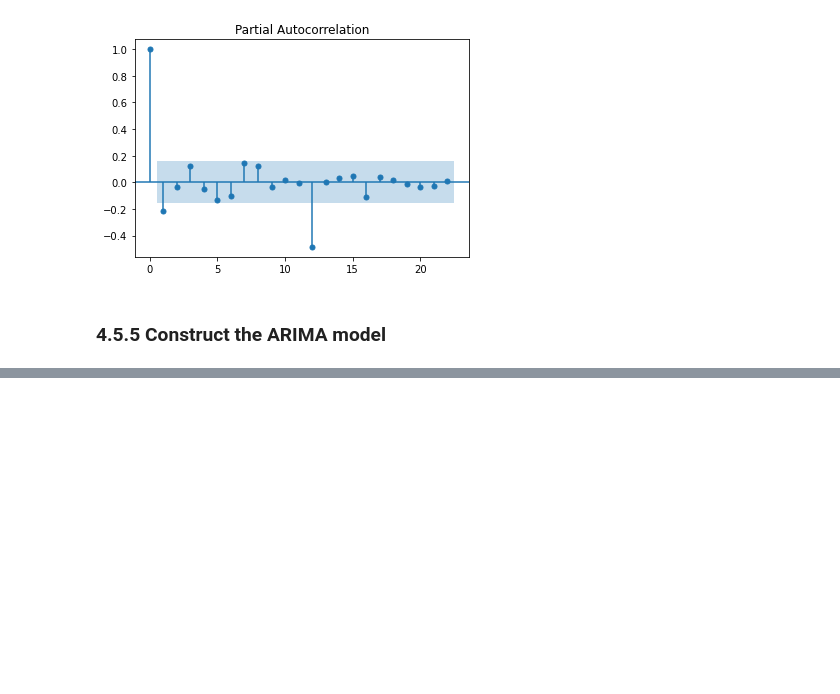
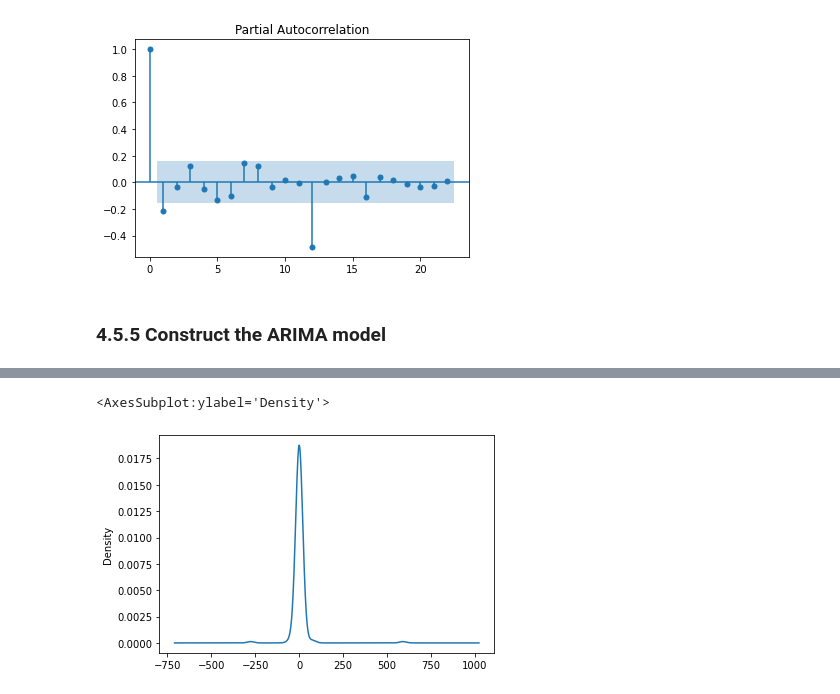
Before and after one commit to mxagar/finance_accounting_courses, a Jupyter notebook: python_finance/04_TimeSeriesAnalysis.ipynb, the cells around one changed output, grey strips where cells are left out. Cells and saved outputs as stored; diff of their text form; code cells hidden in the pictures; blank space fills up the shorter version.

```diff
--- a/python_finance/04_TimeSeriesAnalysis.ipynb
+++ b/python_finance/04_TimeSeriesAnalysis.ipynb
@@ -654,0 +707,6 @@ result = plot_pacf(df['Seasonal First Difference'].dropna())
+# %%
+# Kernel density estimation: residuals are around 0
+results.resid.plot(kind='kde')
+# %% [output]
+<AxesSubplot:ylabel='Density'>
+[figure, added]
```
Also changed, not shown: parts of 16 cells of this notebook.
